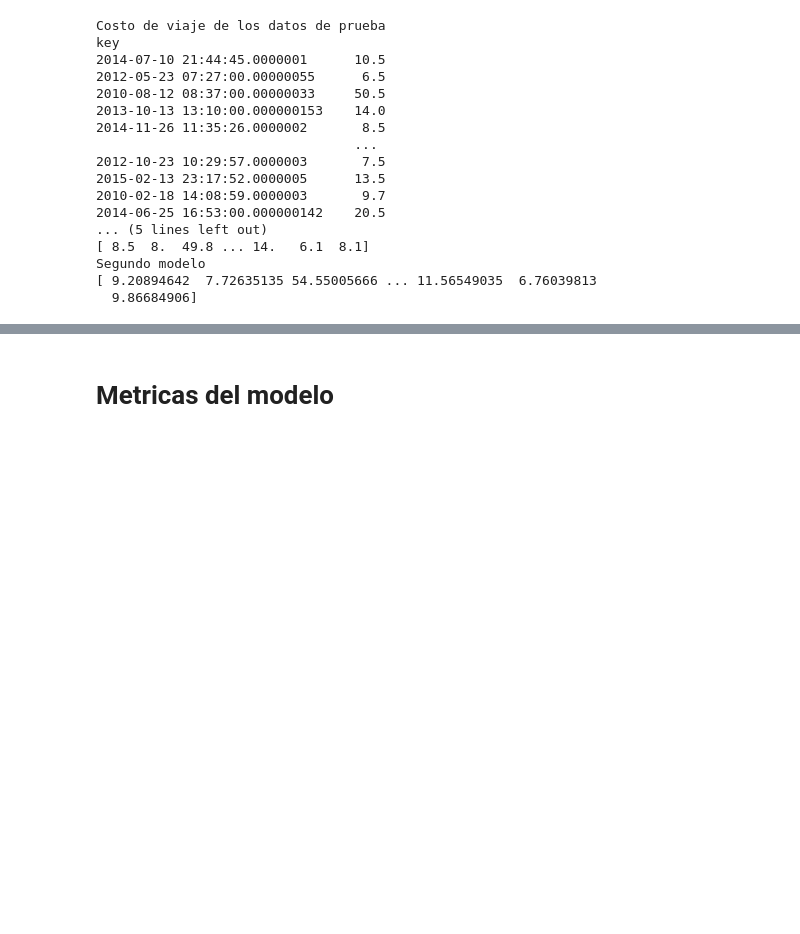
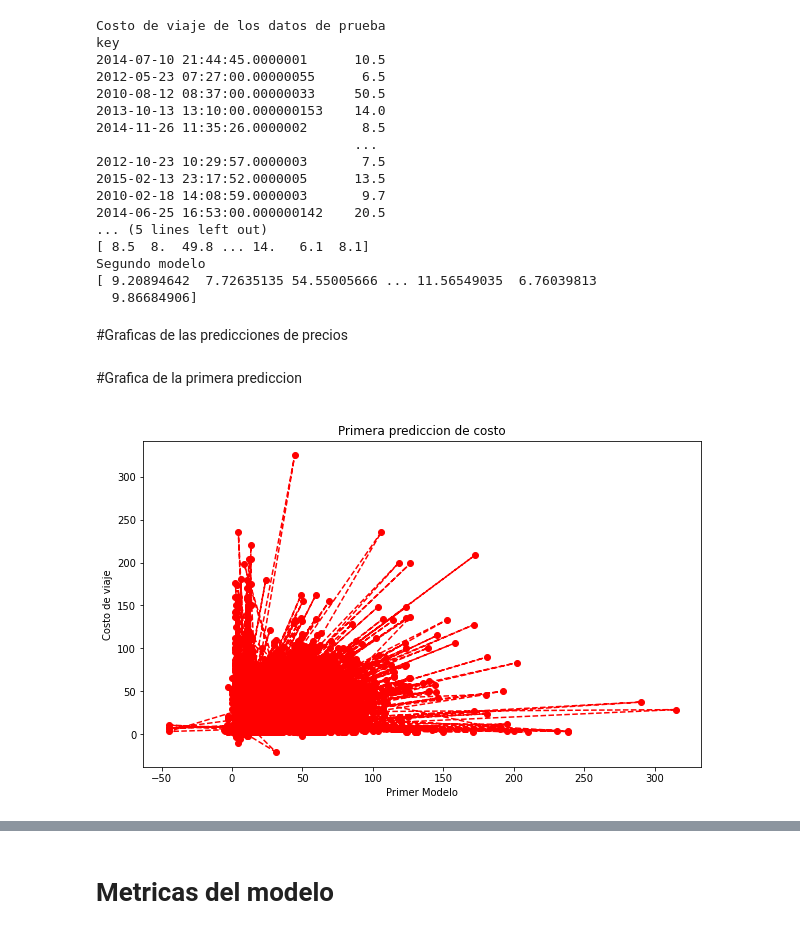
Before and after one commit to Roberto-Cerna/Predicting-Fare-Amount-From-Taxis, a Jupyter notebook: PC_2.ipynb, the cells around one changed output, grey strips where cells are left out. Cells and saved outputs as stored; diff of their text form; code cells hidden in the pictures; blank space fills up the shorter version.

```diff
--- a/PC_2.ipynb
+++ b/PC_2.ipynb
@@ -10,12 +10,14 @@ import pandas as pd
 # %% [markdown]
 # Lectura de la data
 # %%
-# Utilizando google colab Jesus
+# Utilizando google colab ruta Jesus
 #data = pd.read_csv('/content/drive/MyDrive/IA/PracticaCalificada2-CC421/train.csv', chunksize=42000000)
 # Utilizando google colab ruta Franz
 #data = pd.read_csv('/content/drive/MyDrive/IA_PC2/train.csv', chunksize=1000000 , index_col=0)
+# Utilizando google colab ruta Abel
+data = pd.read_csv('/content/drive/MyDrive/IA_PC2/train.csv', chunksize=1000000 , index_col=0)
 # Utilizando google colab ruta Eros
-data = pd.read_csv('/content/drive/MyDrive/IA-PC2/train.csv', chunksize=1000000 , index_col=0)
+#data = pd.read_csv('/content/drive/MyDrive/IA-PC2/train.csv', chunksize=1000000 , index_col=0)
 # Desde local (jupyter notebook)
 #data = pd.read_csv('train.csv', chunksize=42000000)
 # %%
@@ -337,3 +339,5 @@ key
 Segundo modelo
 [ 9.20894642  7.72635135 54.55005666 ... 11.56549035  6.76039813
   9.86684906]
+# %% [markdown]
+#Graficas de las predicciones de precios
@@ -339,0 +346,17 @@ Segundo modelo
+# %% [markdown]
+#Grafica de la primera prediccion
+
+>
+# %%
+plt.figure(figsize=(10,6))
+
+x = y1
+y = y_test
+
+plt.plot(x , y , marker='o', linestyle='--', color='r')
+plt.xlabel("Primer Modelo")
+plt.ylabel("Costo de viaje")
+plt.title("Primera prediccion de costo")
+plt.show()
+# %% [output]
+[figure, added]
```
Also changed, not shown: parts of 3 cells of this notebook.
